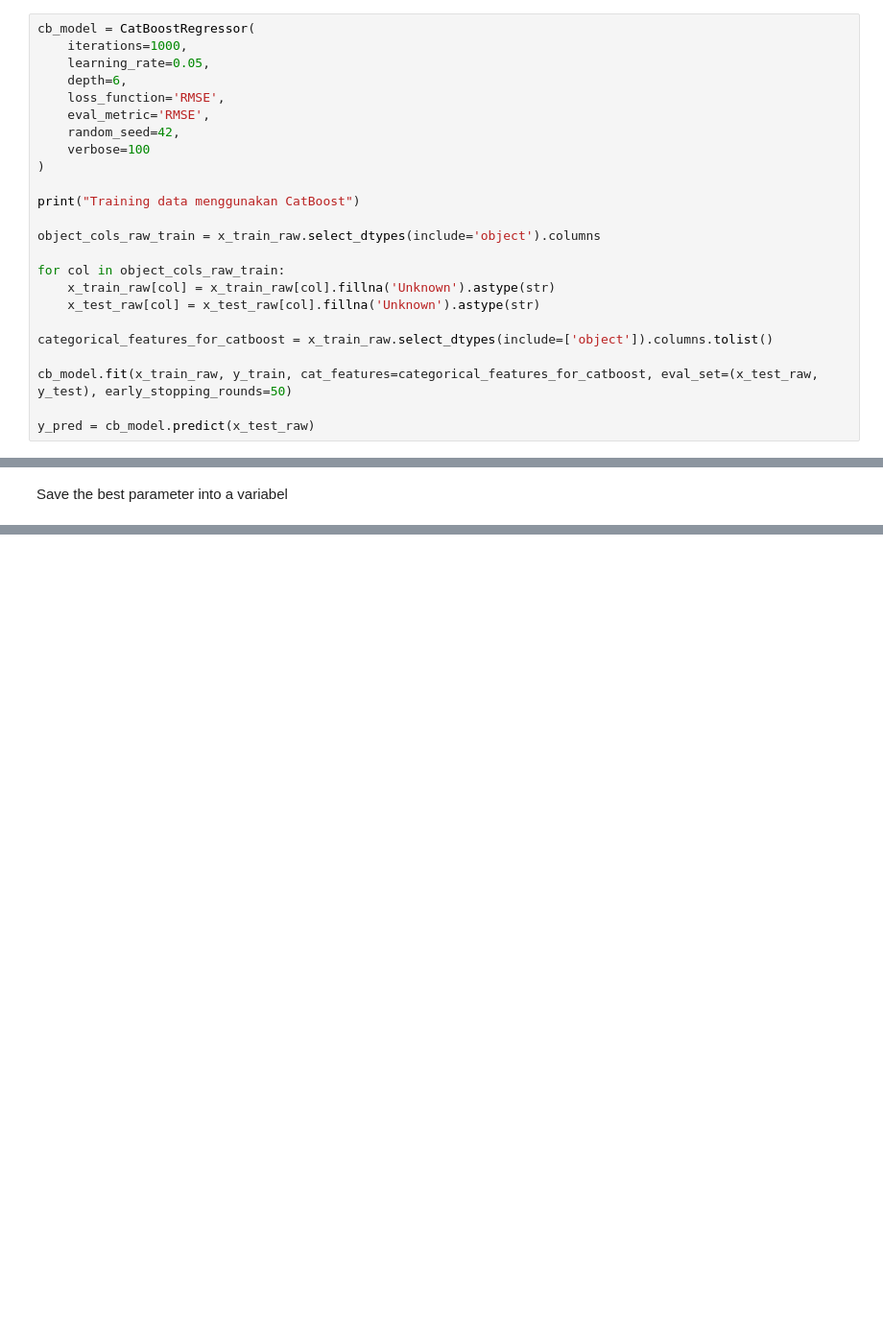
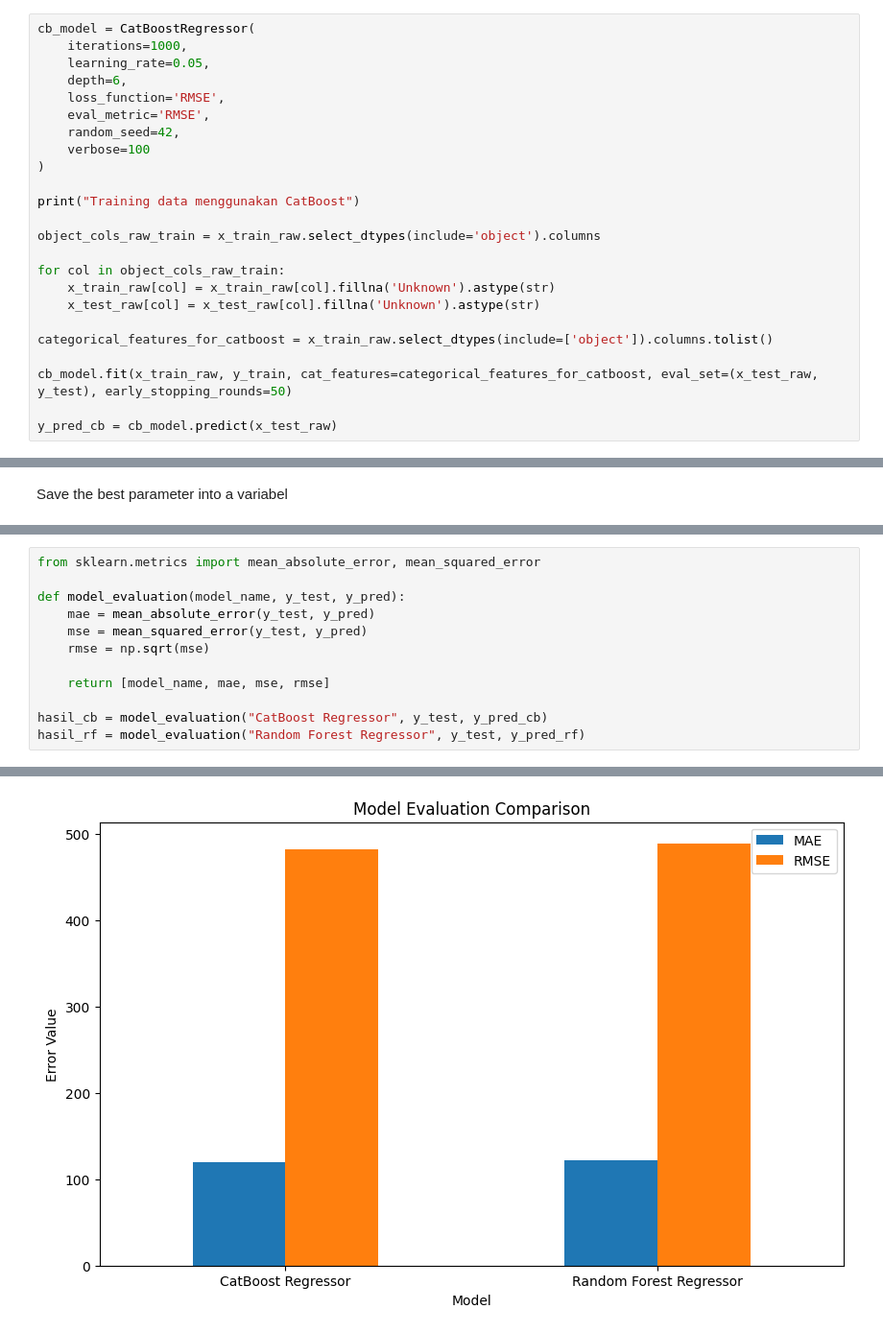
Before and after one commit to Jundannz/Airbnb-Price-Prediction, a Jupyter notebook: main.ipynb, the cells around one changed output, grey strips where cells are left out. Shown: that part at 96% size. Drawn from its saved outputs; the diff is of its cells as text; blank space fills up the shorter version.

```diff
--- a/main.ipynb
+++ b/main.ipynb
@@ -259,6 +265,6 @@ categorical_features_for_catboost = x_train_raw.select_dtypes(include=['object']
 
 cb_model.fit(x_train_raw, y_train, cat_features=categorical_features_for_catboost, eval_set=(x_test_raw, y_test), early_stopping_rounds=50)
 
-y_pred = cb_model.predict(x_test_raw)
+y_pred_cb = cb_model.predict(x_test_raw)
 # %% [output]
 Training data menggunakan CatBoost
@@ -327,0 +328,13 @@ Skor Terbaik (RMSE rata-rata): 16908.688178410204
+# %%
+from sklearn.metrics import mean_absolute_error, mean_squared_error
+
+def model_evaluation(model_name, y_test, y_pred):
+    mae = mean_absolute_error(y_test, y_pred)
+    mse = mean_squared_error(y_test, y_pred)
+    rmse = np.sqrt(mse)
+
+    return [model_name, mae, mse, rmse]
+
+hasil_cb = model_evaluation("CatBoost Regressor", y_test, y_pred_cb)
+hasil_rf = model_evaluation("Random Forest Regressor", y_test, y_pred_rf)
+# %% [output]
@@ -327,0 +345 @@ Skor Terbaik (RMSE rata-rata): 16908.688178410204
+[figure, added]
```
Also changed, not shown: parts of 11 cells of this notebook.
